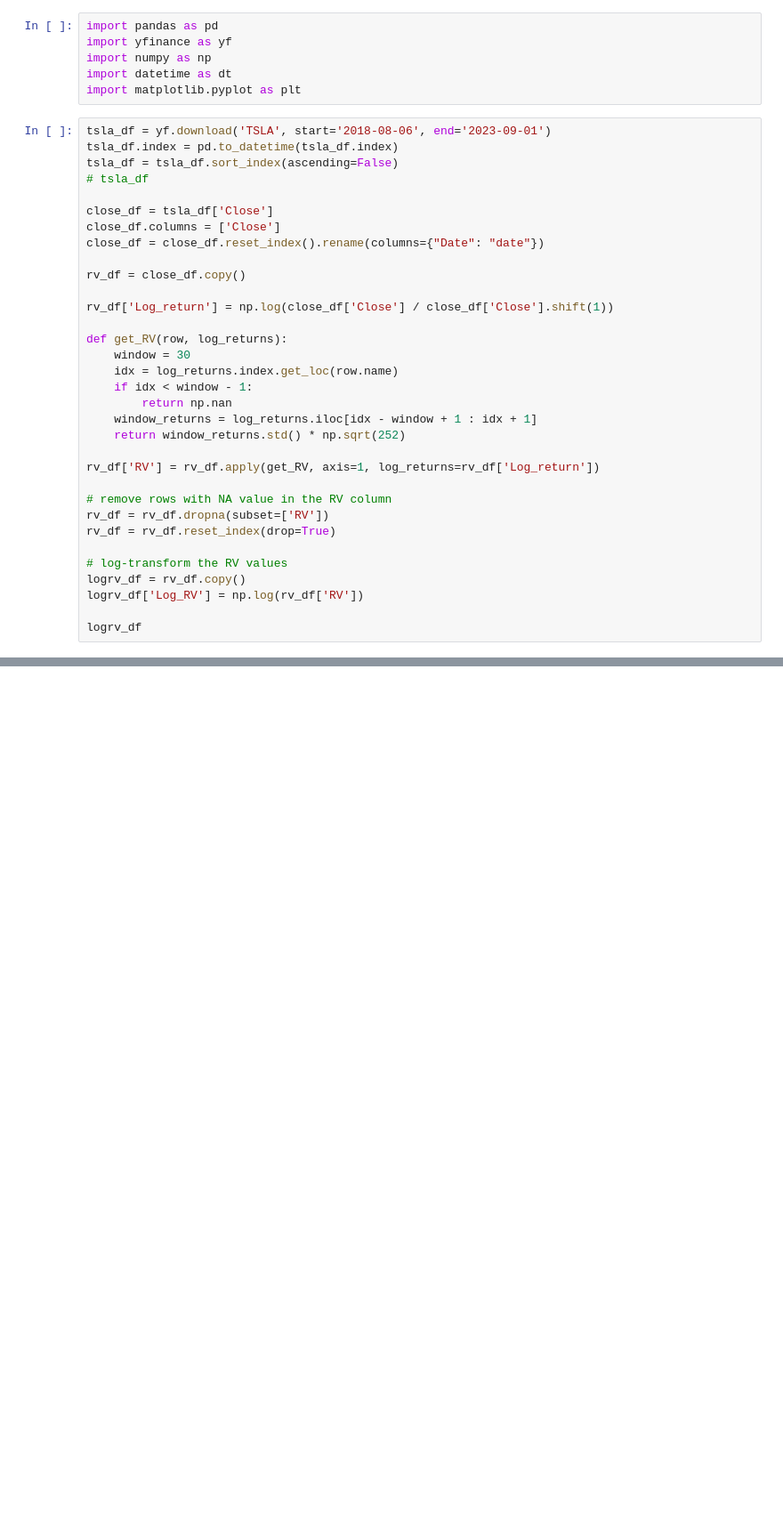
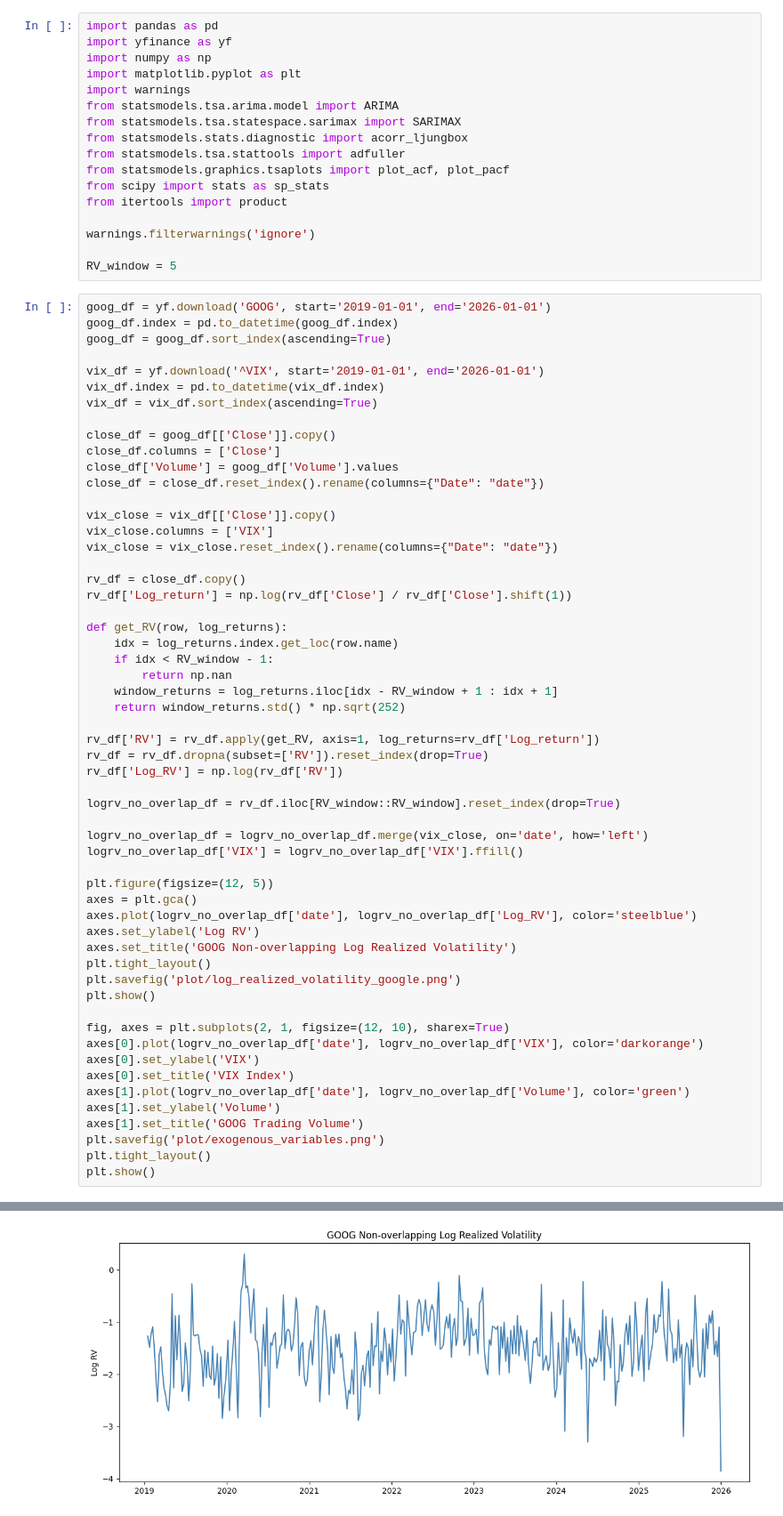
Before and after one commit to HuyLe61/Google_RV_Time_Series_Analysis, a Jupyter notebook: main.ipynb, the cells around one changed output, grey strips where cells are left out. Shown at 89% size. Drawn from its saved outputs; the diff is of its cells as text; blank space fills up the shorter version.

Commit message:
Plots ready

```diff
--- a/main.ipynb
+++ b/main.ipynb
@@ -2,40 +2,74 @@
 import pandas as pd
 import yfinance as yf
 import numpy as np
-import datetime as dt
 import matplotlib.pyplot as plt
+import warnings
+from statsmodels.tsa.arima.model import ARIMA
+from statsmodels.tsa.statespace.sarimax import SARIMAX
+from statsmodels.stats.diagnostic import acorr_ljungbox
+from statsmodels.tsa.stattools import adfuller
+from statsmodels.graphics.tsaplots import plot_acf, plot_pacf
+from scipy import stats as sp_stats
+from itertools import product
+
+warnings.filterwarnings('ignore')
+
+RV_window = 5
 # %%
-tsla_df = yf.download('TSLA', start='2018-08-06', end='2023-09-01')
-tsla_df.index = pd.to_datetime(tsla_df.index)
-tsla_df = tsla_df.sort_index(ascending=False)
-# tsla_df
+goog_df = yf.download('GOOG', start='2019-01-01', end='2026-01-01')
+goog_df.index = pd.to_datetime(goog_df.index)
+goog_df = goog_df.sort_index(ascending=True)
 
-close_df = tsla_df['Close']
+vix_df = yf.download('^VIX', start='2019-01-01', end='2026-01-01')
+vix_df.index = pd.to_datetime(vix_df.index)
+vix_df = vix_df.sort_index(ascending=True)
+
+close_df = goog_df[['Close']].copy()
 close_df.columns = ['Close']
+close_df['Volume'] = goog_df['Volume'].values
 close_df = close_df.reset_index().rename(columns={"Date": "date"})
 
+vix_close = vix_df[['Close']].copy()
+vix_close.columns = ['VIX']
+vix_close = vix_close.reset_index().rename(columns={"Date": "date"})
+
 rv_df = close_df.copy()
-
-rv_df['Log_return'] = np.log(close_df['Close'] / close_df['Close'].shift(1))
+rv_df['Log_return'] = np.log(rv_df['Close'] / rv_df['Close'].shift(1))
 
 def get_RV(row, log_returns):
-    window = 30
     idx = log_returns.index.get_loc(row.name)
-    if idx < window - 1:
+    if idx < RV_window - 1:
         return np.nan
-    window_returns = log_returns.iloc[idx - window + 1 : idx + 1]
+    window_returns = log_returns.iloc[idx - RV_window + 1 : idx + 1]
     return window_returns.std() * np.sqrt(252)
 
 rv_df['RV'] = rv_df.apply(get_RV, axis=1, log_returns=rv_df['Log_return'])
+rv_df = rv_df.dropna(subset=['RV']).reset_index(drop=True)
+rv_df['Log_RV'] = np.log(rv_df['RV'])
 
-# remove rows with NA value in the RV column
-rv_df = rv_df.dropna(subset=['RV'])
-rv_df = rv_df.reset_index(drop=True)
+logrv_no_overlap_df = rv_df.iloc[RV_window::RV_window].reset_index(drop=True)
 
-# log-transform the RV values
-logrv_df = rv_df.copy()
-logrv_df['Log_RV'] = np.log(rv_df['RV'])
+logrv_no_overlap_df = logrv_no_overlap_df.merge(vix_close, on='date', how='left')
+logrv_no_overlap_df['VIX'] = logrv_no_overlap_df['VIX'].ffill()
 
-logrv_df
+plt.figure(figsize=(12, 5))
+axes = plt.gca()
+axes.plot(logrv_no_overlap_df['date'], logrv_no_overlap_df['Log_RV'], color='steelblue')
+axes.set_ylabel('Log RV')
+axes.set_title('GOOG Non-overlapping Log Realized Volatility')
+plt.tight_layout()
+plt.savefig('plot/log_realized_volatility_google.png')
+plt.show()
+
+fig, axes = plt.subplots(2, 1, figsize=(12, 10), sharex=True)
+axes[0].plot(logrv_no_overlap_df['date'], logrv_no_overlap_df['VIX'], color='darkorange')
+axes[0].set_ylabel('VIX')
+axes[0].set_title('VIX Index')
+axes[1].plot(logrv_no_overlap_df['date'], logrv_no_overlap_df['Volume'], color='green')
+axes[1].set_ylabel('Volume')
+axes[1].set_title('GOOG Trading Volume')
+plt.savefig('plot/exogenous_variables.png')
+plt.tight_layout()
+plt.show()
 # %% [output]
 [*********************100%***********************]  1 of 1 completed
@@ -54,0 +77 @@ logrv_df
+[figure, added]
```
Also changed, not shown: parts of 14 cells of this notebook, 11 other files.
